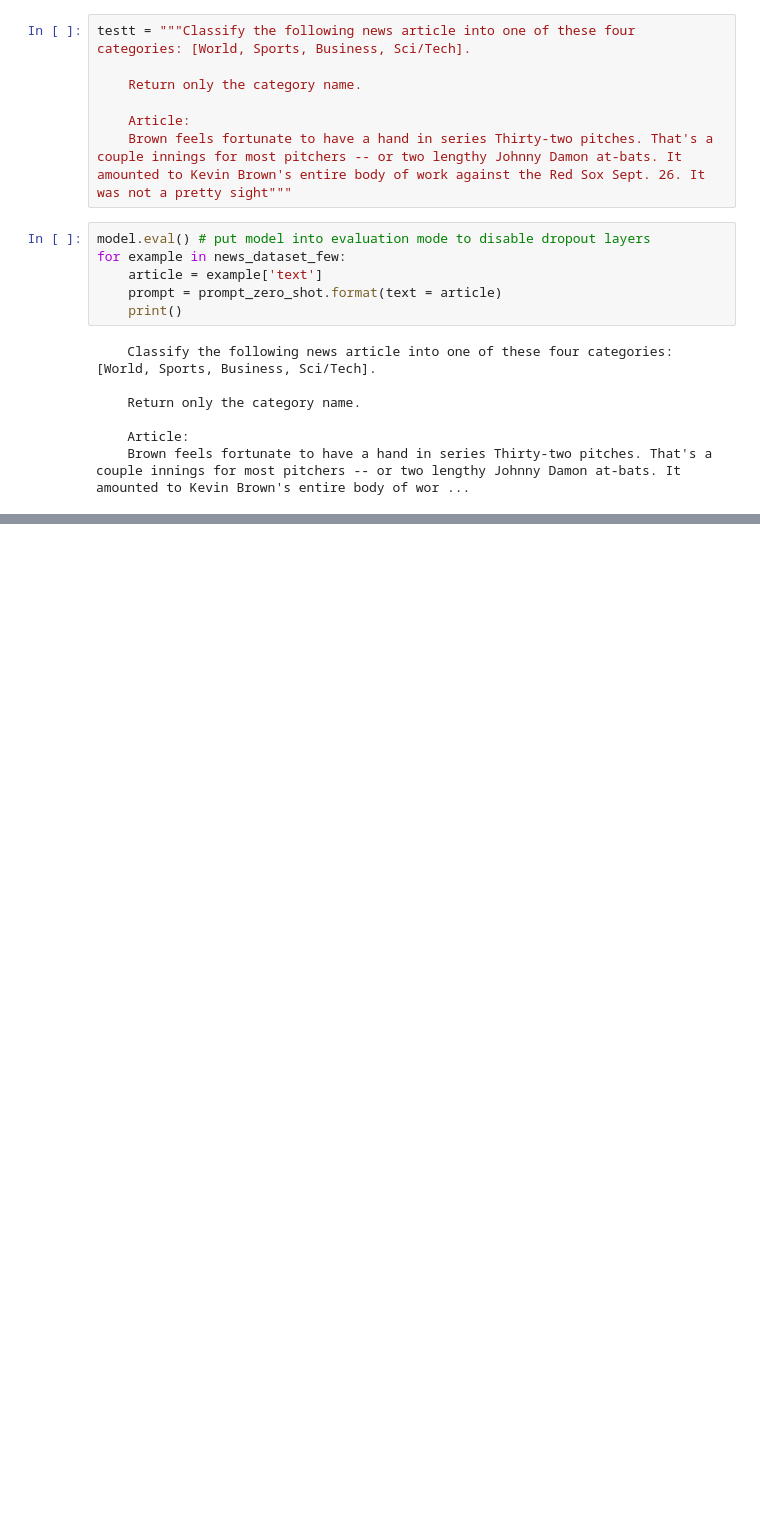
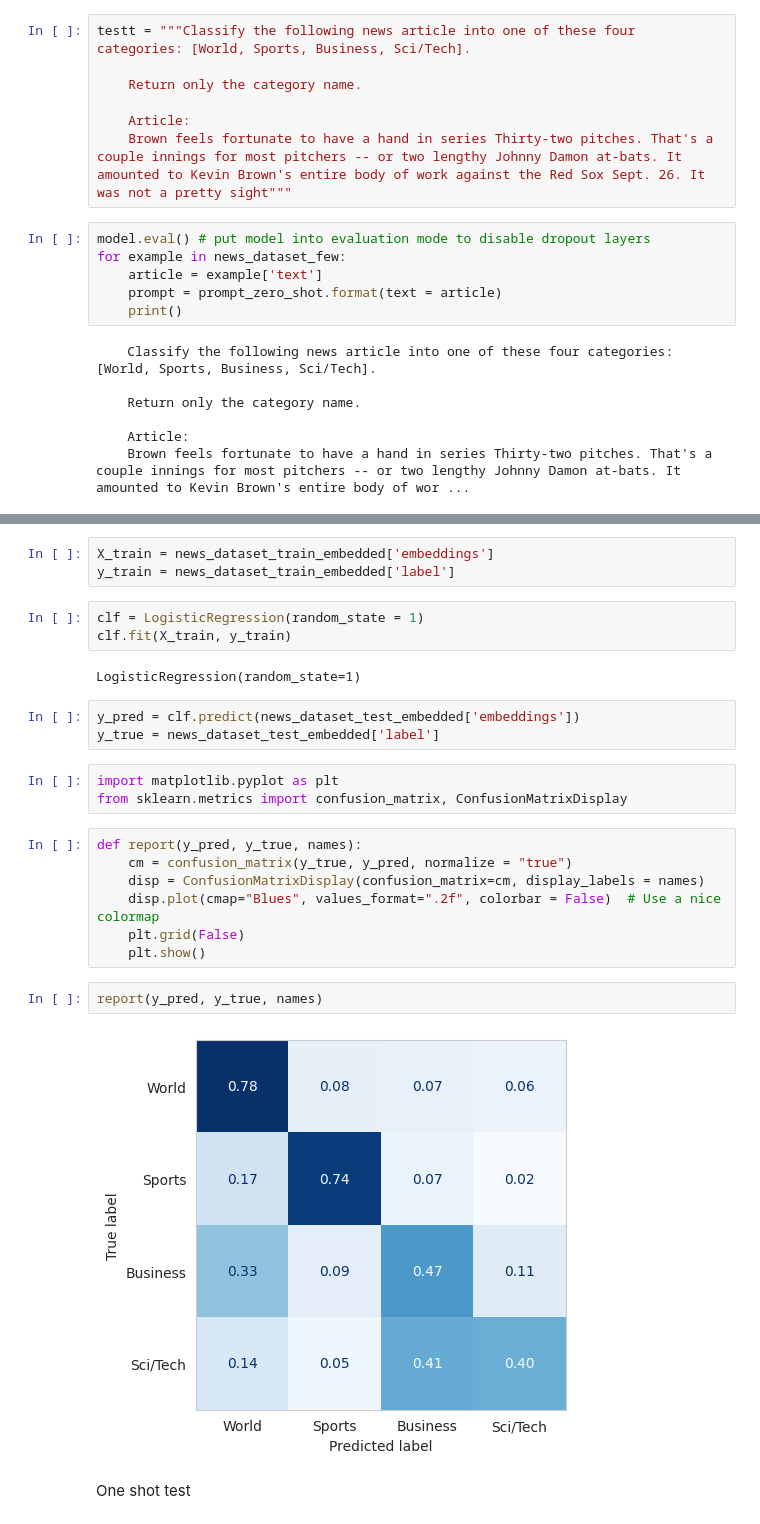
Before and after one commit to DanielHolzwart/Instruction-based-classification-with-Flan-T5-large-model-qlora, a Jupyter notebook: Instruction_based_classification_with_Flan_T5_large_model_+_qlora.ipynb, the cells around one changed output, grey strips where cells are left out. Cells and saved outputs as stored; diff of their text form; blank space fills up the shorter version.

Commit message:
1. used all-mpnet-base-v2 (on CPU) for embedding with logisitc regression classifier on top, ploted results 2. few shot inference with all-mpnet-base-v2, yielding mediumcore results

```diff
--- a/Instruction_based_classification_with_Flan_T5_large_model_+_qlora.ipynb
+++ b/Instruction_based_classification_with_Flan_T5_large_model_+_qlora.ipynb
@@ -590,0 +622,27 @@ for example in news_dataset_few:
+# %%
+X_train = news_dataset_train_embedded['embeddings']
+y_train = news_dataset_train_embedded['label']
+# %%
+clf = LogisticRegression(random_state = 1)
+clf.fit(X_train, y_train)
+# %% [output]
+LogisticRegression(random_state=1)
+# %%
+y_pred = clf.predict(news_dataset_test_embedded['embeddings'])
+y_true = news_dataset_test_embedded['label']
+# %%
+import matplotlib.pyplot as plt
+from sklearn.metrics import confusion_matrix, ConfusionMatrixDisplay
+# %%
+def report(y_pred, y_true, names):
+    cm = confusion_matrix(y_true, y_pred, normalize = "true")
+    disp = ConfusionMatrixDisplay(confusion_matrix=cm, display_labels = names)
+    disp.plot(cmap="Blues", values_format=".2f", colorbar = False)  # Use a nice colormap
+    plt.grid(False)
+    plt.show()
+# %%
+report(y_pred, y_true, names)
+# %% [output]
+[figure, added]
+# %% [markdown]
+One shot test
```
Also changed, not shown: parts of 24 cells of this notebook.
